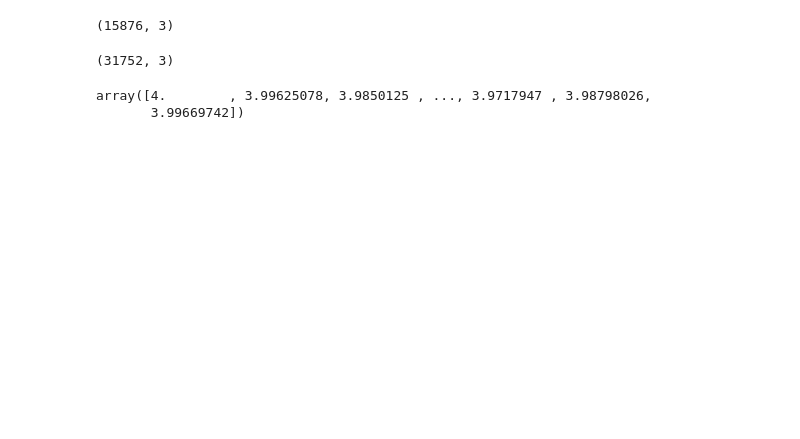
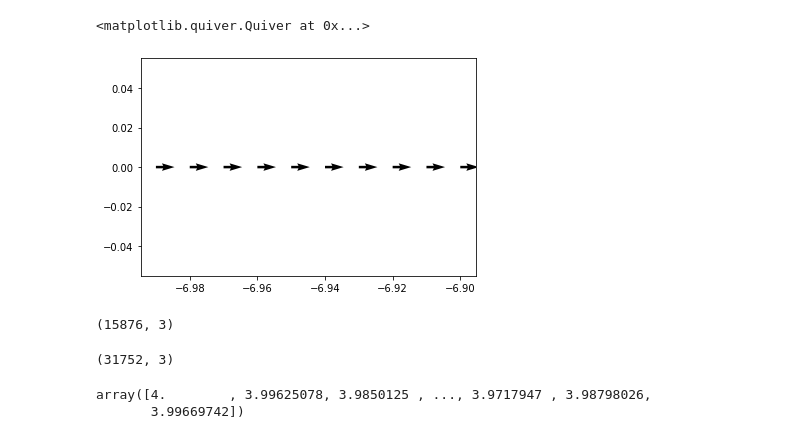
Before and after one commit to RensterMaat/orbit, a Jupyter notebook: 02_orbits.ipynb, the cells around one changed output. Saved outputs shown, nothing was run; the diff lists cells and outputs as text; code cells hidden in the pictures; blank space fills up the shorter version.

```diff
--- a/02_orbits.ipynb
+++ b/02_orbits.ipynb
@@ -149,3 +153,8 @@ array([-8.        , -7.99125182, -7.96502916, ..., -7.93418764,
+# %%
+plt.quiver(positions[:,0], positions[:,1], velocities[:,0], velocities[:,1])
+# %% [output]
+<matplotlib.quiver.Quiver at 0x...>
+[figure, added]
 # %%
 sun.points.shape
 # %% [output]
```
Also changed, not shown: parts of 6 cells of this notebook, 2 other files.
